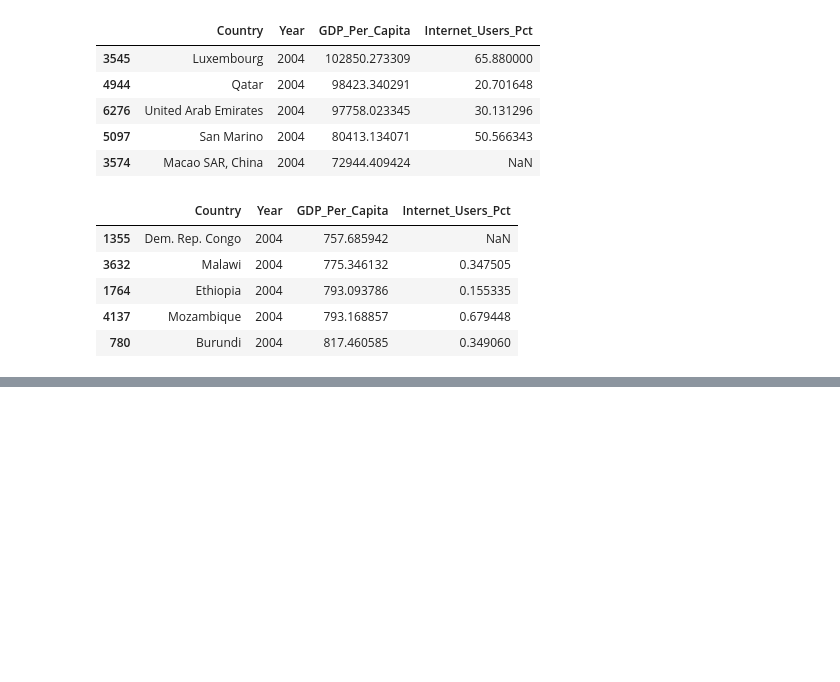
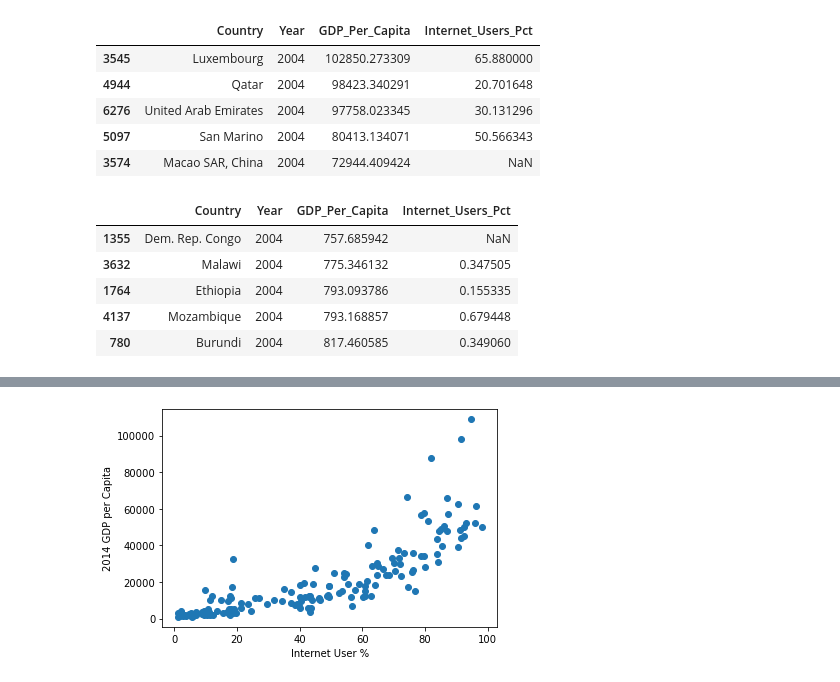
Before and after one commit to Cristian-Vargas9/gdp-and-internet-usage-Cristian-Vargas9, a Jupyter notebook: Project/GDP_Project.ipynb, the cells around one changed output, grey strips where cells are left out. Cells and saved outputs as stored; diff of their text form; code cells hidden in the pictures; blank space fills up the shorter version.

```diff
--- a/Project/GDP_Project.ipynb
+++ b/Project/GDP_Project.ipynb
@@ -235,0 +294,8 @@ gdp_per_capita_2004_min
+# %%
+plt.scatter(x = 'Internet_Users_Pct', y = 'GDP_Per_Capita', data = gdp_and_internet_use_2014)
+plt.xlabel('Internet User %')
+plt.ylabel('2014 GDP per Capita');
+
+#From 2004 to 2014, there are more internet users for countries with lower GDP per Capita.
+# %% [output]
+[figure, added]
```
Also changed, not shown: parts of 13 cells of this notebook.
